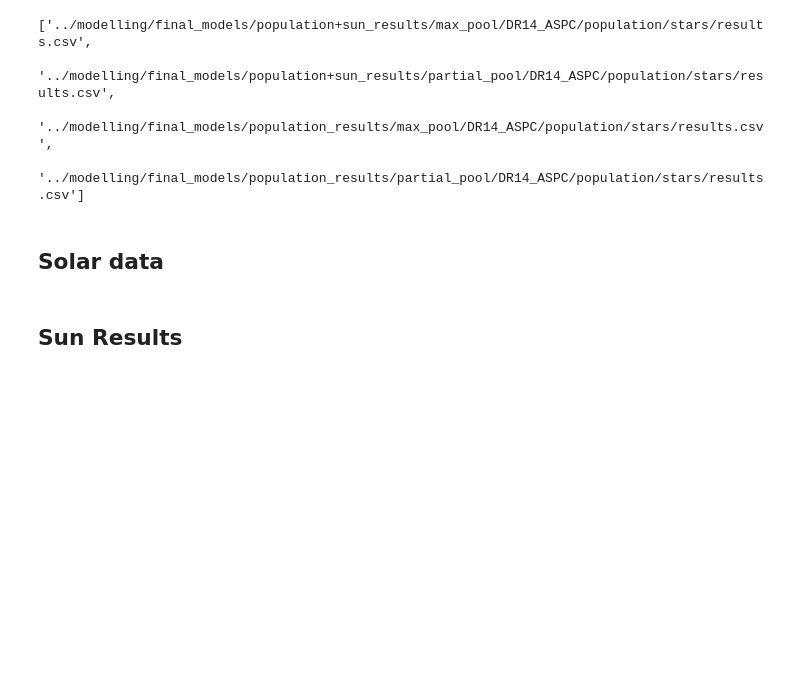
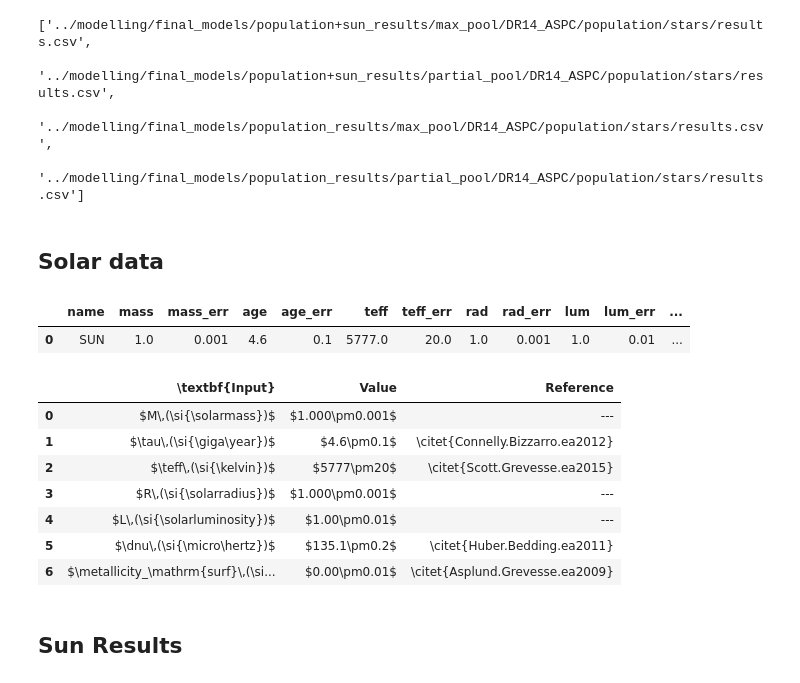
Before and after one commit to alexlyttle/hierarchically-modelling-dwarfs, a Jupyter notebook: results/make_tables.ipynb, the cells around one changed output. Cells and saved outputs as stored; diff of their text form; code cells hidden in the pictures; blank space fills up the shorter version.

```diff
--- a/results/make_tables.ipynb
+++ b/results/make_tables.ipynb
@@ -239,7 +260,7 @@ for key, table in tables.items():
 # %% [markdown]
 ## Solar data
 # %%
-sun = {
+sun = pd.DataFrame({
     'name': 'SUN',
     'mass': 1.0, 'mass_err': 0.001,
     'age': 4.6, 'age_err': 0.1,
@@ -248,19 +269,45 @@ sun = {
     'lum': 1.0, 'lum_err': 0.01,
     'dnu': 135.1, 'dnu_err': 0.2,
     'mhs': 0.0, 'mhs_err': 0.01,
-}
+}, index=[0])
+sun
+# %% [output]
+|  | name | mass | mass_err | age | age_err | teff | teff_err | rad | rad_err | lum | lum_err | ... |
+| 0 | SUN | 1.0 | 0.001 | 4.6 | 0.1 | 5777.0 | 20.0 | 1.0 | 0.001 | 1.0 | 0.01 | ... |
 # %%
-cols = [r'$\mu$', r'$\sigma$']
+# cols = [r'$\mu$', r'$\sigma$']
+cols = ['Value', 'Reference']
 sun_in = pd.DataFrame(columns=cols, index=pd.Index([], name=r'\textbf{Input}'))
+# %%
+references = [
+    '---',
+    r'\citet{Connelly.Bizzarro.ea2012}',
+    r'\citet{Scott.Grevesse.ea2015}',
+    r'---',
+    r'---',
+    r'\citet{Huber.Bedding.ea2011}',
+    r'\citet{Asplund.Grevesse.ea2009}',
+]
 # %%
-sun_in.loc[r'$M\,(\si{\solarmass})$', cols] = ['1.000', 0.001]
-sun_in.loc[r'$\tau\,(\si{\giga\year})$', cols] = [4.6, 0.1]
-sun_in.loc[r'$\teff\,(\si{\kelvin})$', cols] = [5777, 20]
-sun_in.loc[r'$R\,(\si{\solarradius})$', cols] = ['1.000', 0.001]
-sun_in.loc[r'$L\,(\si{\solarluminosity})$', cols] = ['1.00', 0.01]
-sun_in.loc[r'$\dnu\,(\si{\micro\hertz})$', cols] = [135.1, 0.2]
-sun_in.loc[r'$\metallicity_\mathrm{surf}\,(\si{\dex})$', cols] = ['0.00', 0.01]
+sun_in.loc[r'$M\,(\si{\solarmass})$', 'Value'] = make_value(sun, 'mass', '.3f').loc[0]
+sun_in.loc[r'$\tau\,(\si{\giga\year})$', 'Value'] = make_value(sun, 'age', '.1f').loc[0]
+sun_in.loc[r'$\teff\,(\si{\kelvin})$', 'Value'] = make_value(sun, 'teff', '.0f').loc[0]
+sun_in.loc[r'$R\,(\si{\solarradius})$', 'Value'] = make_value(sun, 'rad', '.3f').loc[0]
+sun_in.loc[r'$L\,(\si{\solarluminosity})$', 'Value'] = make_value(sun, 'lum').loc[0]
+sun_in.loc[r'$\dnu\,(\si{\micro\hertz})$', 'Value'] = make_value(sun, 'dnu', '.1f').loc[0]
+sun_in.loc[r'$\metallicity_\mathrm{surf}\,(\si{\dex})$', 'Value'] = make_value(sun, 'mhs').loc[0]
 # %%
 table = sun_in.reset_index()
+table['Reference'] = references
+table
+# %% [output]
+|  | \textbf{Input} | Value | Reference |
+| 0 | $M\,(\si{\solarmass})$ | $1.000\pm0.001$ | --- |
+| 1 | $\tau\,(\si{\giga\year})$ | $4.6\pm0.1$ | \citet{Connelly.Bizzarro.ea2012} |
+| 2 | $\teff\,(\si{\kelvin})$ | $5777\pm20$ | \citet{Scott.Grevesse.ea2015} |
+| 3 | $R\,(\si{\solarradius})$ | $1.000\pm0.001$ | --- |
+| 4 | $L\,(\si{\solarluminosity})$ | $1.00\pm0.01$ | --- |
+| 5 | $\dnu\,(\si{\micro\hertz})$ | $135.1\pm0.2$ | \citet{Huber.Bedding.ea2011} |
+| 6 | $\metallicity_\mathrm{surf}\,(\si... | $0.00\pm0.01$ | \citet{Asplund.Grevesse.ea2009} |
 # %%
 with open(f'../paper/sun_inputs.tex', 'w') as file:
```
Also changed, not shown: parts of 6 cells of this notebook, 5 other files.
